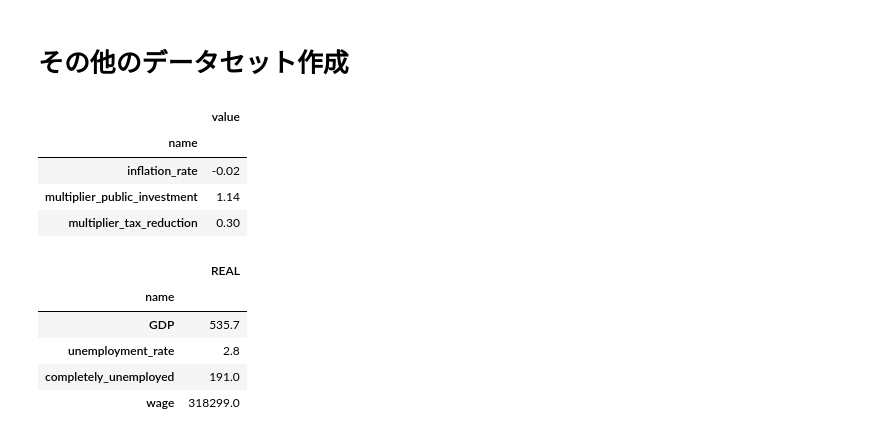
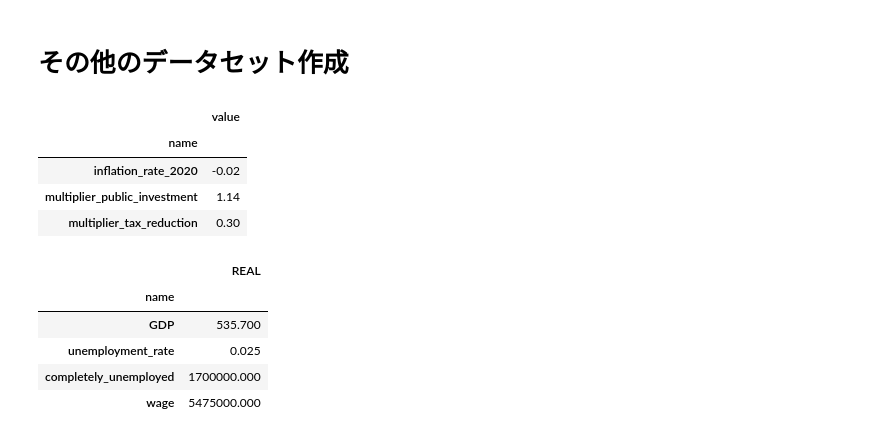
Before and after one commit to sugiyama404/DecideBudgetFromWalras, a Jupyter notebook: make_dataset/MAKE_CSV_MONETTALYBASE_BY_YEAY.ipynb, the cells around one changed output. Cells and saved outputs as stored; diff of their text form; code cells hidden in the pictures.

```diff
--- a/make_dataset/MAKE_CSV_MONETTALYBASE_BY_YEAY.ipynb
+++ b/make_dataset/MAKE_CSV_MONETTALYBASE_BY_YEAY.ipynb
@@ -81,7 +81,7 @@ plt.show()
 # その他のデータセット作成
 # %%
 data = {
-  'name': ['inflation_rate','multiplier_public_investment','multiplier_tax_reduction'],
+  'name': ['inflation_rate_2020','multiplier_public_investment','multiplier_tax_reduction'],
   'value': [-0.02,1.14,0.3],
 }
 
@@ -93,28 +93,28 @@ df_basic
 # %% [output]
 |  | value |
 | name |  |
-| inflation_rate | -0.02 |
+| inflation_rate_2020 | -0.02 |
 | multiplier_public_investment | 1.14 |
 | multiplier_tax_reduction | 0.30 |
 # %%
 df2 = dfy[(dfy.index == 2020)].values
 mb = df2[0][0]
 mb
 
 data = {
   'name': ['GDP','unemployment_rate','completely_unemployed','wage'],
-  'REAL': [535.7,2.8,191,318299],
+  'REAL': [535.7,0.025,1700000,5475000],
 }
 
 df_basic_2 = pd.DataFrame(data = data)
 df_basic_2 = df_basic_2.set_index('name', drop=False)
 df_basic_2 = df_basic_2.drop(['name'], axis=1)
 df_basic_2.to_csv(save_path3, sep=",")
 df_basic_2
 # %% [output]
 |  | REAL |
 | name |  |
-| GDP | 535.7 |
-| unemployment_rate | 2.8 |
-| completely_unemployed | 191.0 |
-| wage | 318299.0 |
+| GDP | 535.700 |
+| unemployment_rate | 0.025 |
+| completely_unemployed | 1700000.000 |
+| wage | 5475000.000 |
```
Also changed, not shown: parts of 1 cell of this notebook.
